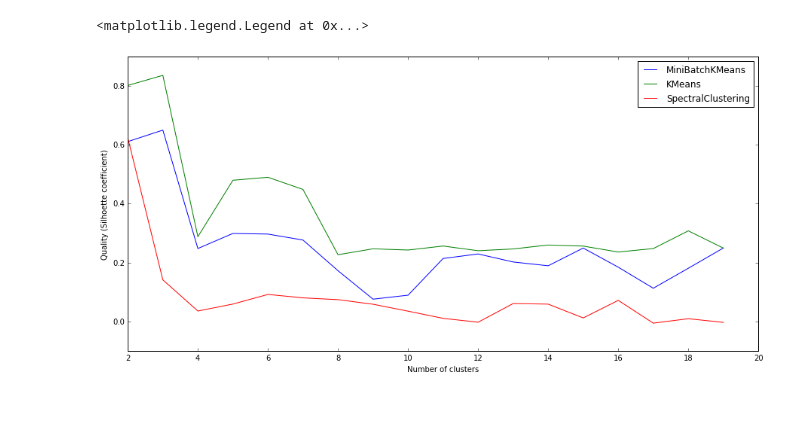
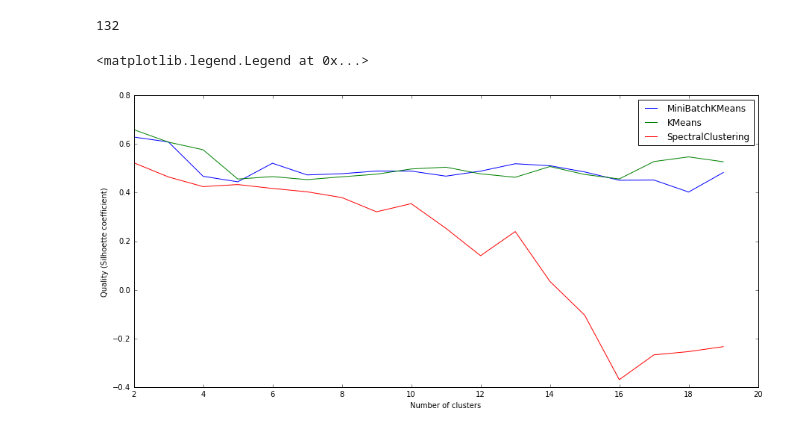
Before and after one commit to fedorovr/SPBU, a Jupyter notebook: course_work_2016/clustering.ipynb, the cells around one changed output. Drawn from its saved outputs; the diff is of its cells as text; code cells hidden in the pictures.

```diff
--- a/course_work_2016/clustering.ipynb
+++ b/course_work_2016/clustering.ipynb
@@ -13,28 +13,31 @@ from sklearn.metrics import silhouette_score
 # %%
 coord_list = []
 
-with open('processed_table', 'rb') as f:
-    coord_list = pickle.load(f)
+with open('filtered_processed_table_two', 'rb') as f:
+    coord_list = pickle.load(f, encoding='latin1')
+
+print(len(coord_list))
 
 clusters_range = np.arange(2, 20)
 methods_str = ['MiniBatchKMeans', 'KMeans', 'SpectralClustering']
 clustering_methods = list(enumerate(methods_str))
 clustering_quality = [[] for _ in clustering_methods]
 
 for cluster_count in clusters_range:
     for position, method in clustering_methods:
         clustering_method = eval(method + '(n_clusters=cluster_count, random_state=42)')
         clustering_method.fit(coord_list)
         clustering_quality[position].append(silhouette_score(np.array(coord_list), clustering_method.labels_))
 
 plt.figure(figsize=(15, 7))
 plt.xlabel('Number of clusters')
 plt.ylabel('Quality (Silhoette coefficient)')
 
 for method_quality in clustering_quality:
     plt.plot(clusters_range, np.array(method_quality))
 
 plt.legend(methods_str, loc='best')
 # %% [output]
-<matplotlib.legend.Legend at 0x...>
+132
+<matplotlib.legend.Legend at 0x...>
-[figure, old version]
+[figure, new version]
```
Also changed, not shown: 5 other files.
